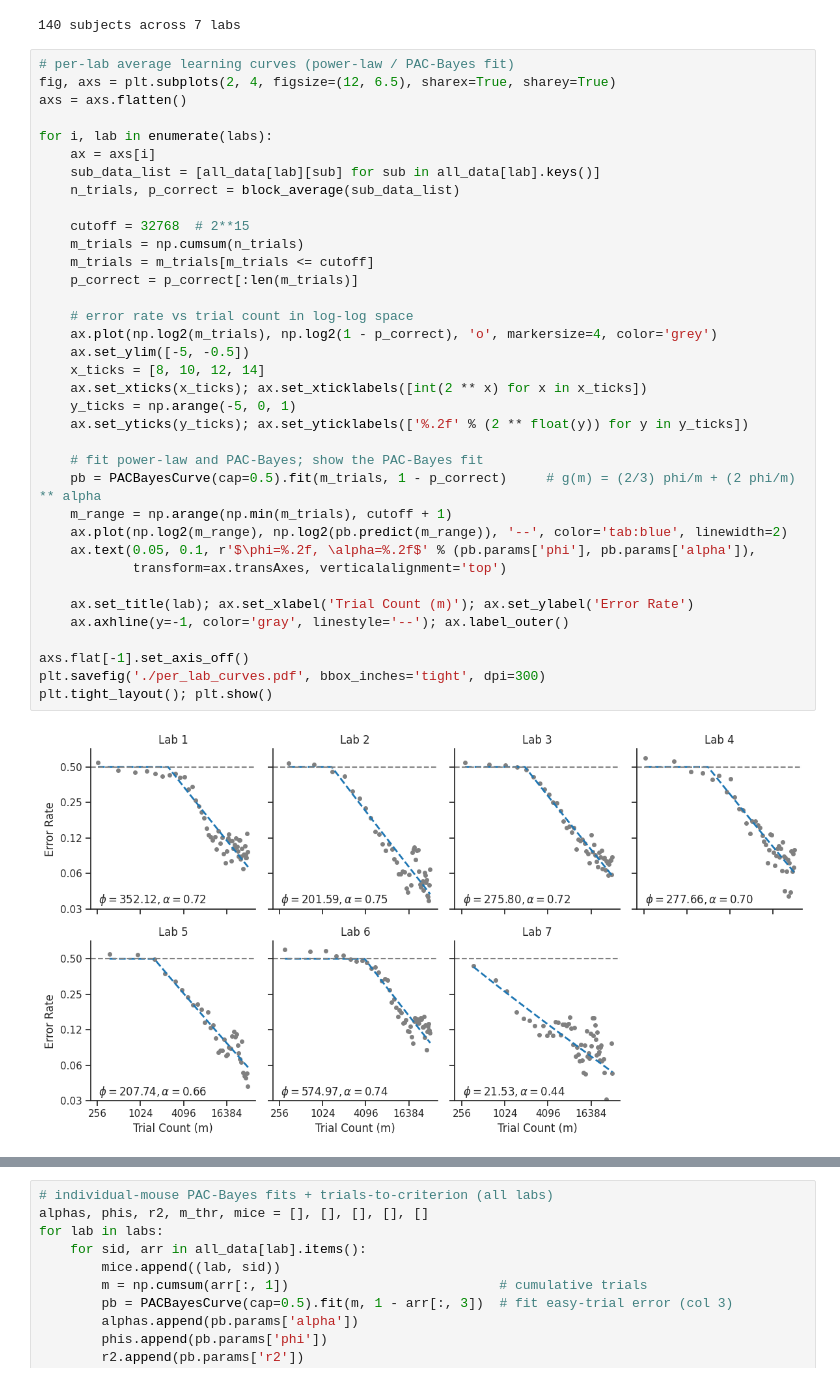
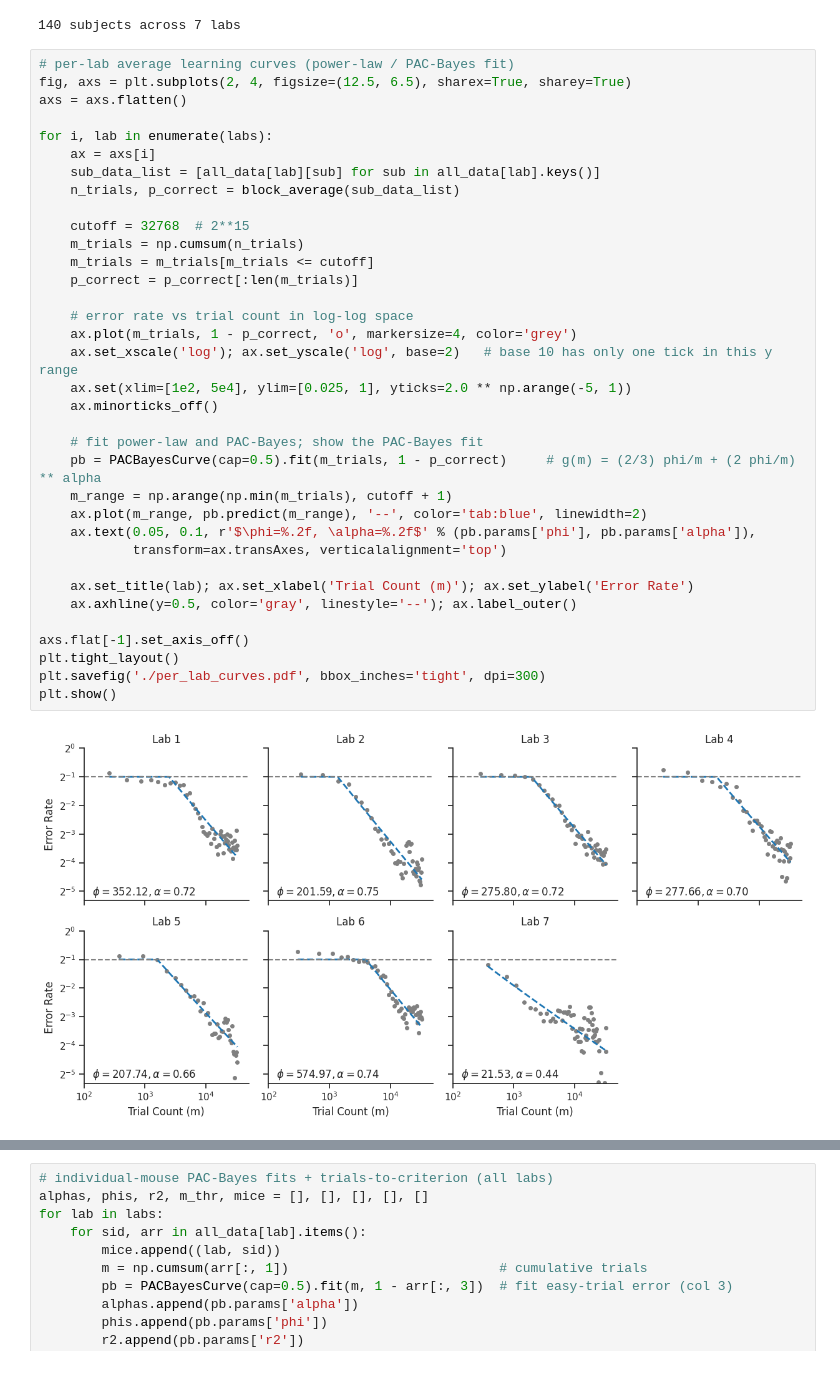
Before and after one commit to lingqiz/inductive-bias, a Jupyter notebook: analysis/ibl_learning.ipynb, the cells around one changed output, grey strips where cells are left out. Cells and saved outputs as stored; diff of their text form.

Commit message:
minor update to the plotting

```diff
--- a/analysis/ibl_learning.ipynb
+++ b/analysis/ibl_learning.ipynb
@@ -31,40 +31,39 @@ print(f'{len(all_sub)} subjects across {len(labs)} labs')
 140 subjects across 7 labs
 # %%
 # per-lab average learning curves (power-law / PAC-Bayes fit)
-fig, axs = plt.subplots(2, 4, figsize=(12, 6.5), sharex=True, sharey=True)
+fig, axs = plt.subplots(2, 4, figsize=(12.5, 6.5), sharex=True, sharey=True)
 axs = axs.flatten()
 
 for i, lab in enumerate(labs):
     ax = axs[i]
     sub_data_list = [all_data[lab][sub] for sub in all_data[lab].keys()]
     n_trials, p_correct = block_average(sub_data_list)
 
     cutoff = 32768  # 2**15
     m_trials = np.cumsum(n_trials)
     m_trials = m_trials[m_trials <= cutoff]
     p_correct = p_correct[:len(m_trials)]
 
     # error rate vs trial count in log-log space
-    ax.plot(np.log2(m_trials), np.log2(1 - p_correct), 'o', markersize=4, color='grey')
-    ax.set_ylim([-5, -0.5])
-    x_ticks = [8, 10, 12, 14]
-    ax.set_xticks(x_ticks); ax.set_xticklabels([int(2 ** x) for x in x_ticks])
-    y_ticks = np.arange(-5, 0, 1)
-    ax.set_yticks(y_ticks); ax.set_yticklabels(['%.2f' % (2 ** float(y)) for y in y_ticks])
+    ax.plot(m_trials, 1 - p_correct, 'o', markersize=4, color='grey')
+    ax.set_xscale('log'); ax.set_yscale('log', base=2)   # base 10 has only one tick in this y range
+    ax.set(xlim=[1e2, 5e4], ylim=[0.025, 1], yticks=2.0 ** np.arange(-5, 1))
+    ax.minorticks_off()
 
     # fit power-law and PAC-Bayes; show the PAC-Bayes fit
     pb = PACBayesCurve(cap=0.5).fit(m_trials, 1 - p_correct)     # g(m) = (2/3) phi/m + (2 phi/m) ** alpha
     m_range = np.arange(np.min(m_trials), cutoff + 1)
-    ax.plot(np.log2(m_range), np.log2(pb.predict(m_range)), '--', color='tab:blue', linewidth=2)
+    ax.plot(m_range, pb.predict(m_range), '--', color='tab:blue', linewidth=2)
     ax.text(0.05, 0.1, r'$\phi=%.2f, \alpha=%.2f$' % (pb.params['phi'], pb.params['alpha']),
             transform=ax.transAxes, verticalalignment='top')
 
     ax.set_title(lab); ax.set_xlabel('Trial Count (m)'); ax.set_ylabel('Error Rate')
-    ax.axhline(y=-1, color='gray', linestyle='--'); ax.label_outer()
+    ax.axhline(y=0.5, color='gray', linestyle='--'); ax.label_outer()
 
 axs.flat[-1].set_axis_off()
+plt.tight_layout()
 plt.savefig('./per_lab_curves.pdf', bbox_inches='tight', dpi=300)
-plt.tight_layout(); plt.show()
+plt.show()
 # %% [output]
-[figure, old version]
+[figure, new version]
 # %%
```
Also changed, not shown: parts of 1 cell of this notebook.
